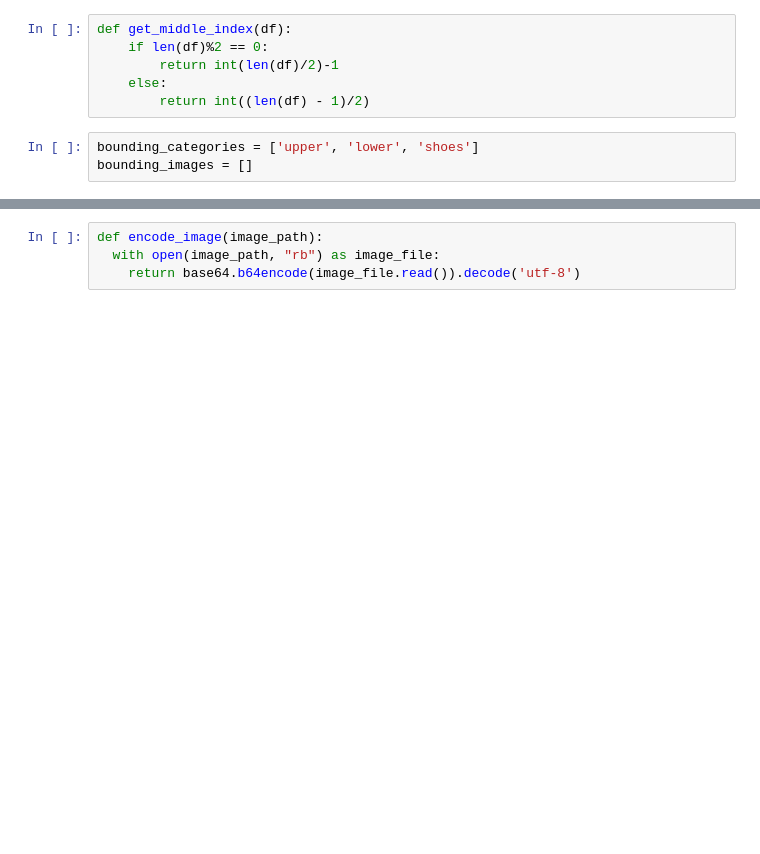
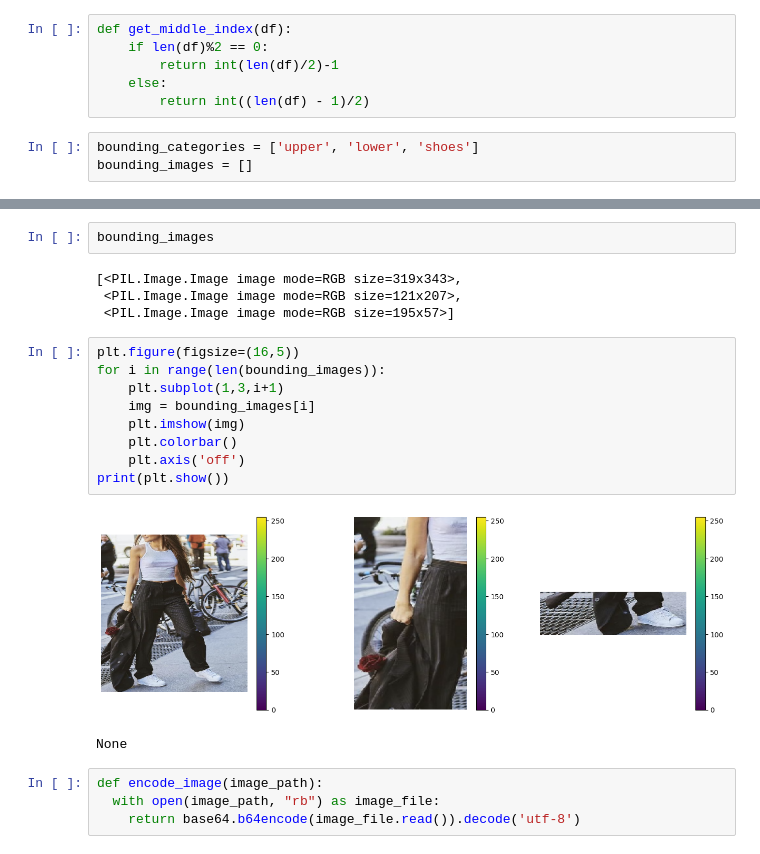
Before and after one commit to jaidevkler/Project-Clothing-Recommendation, a Jupyter notebook: model_application.ipynb, the cells around one changed output, grey strips where cells are left out. Saved outputs shown, nothing was run; the diff lists cells and outputs as text; blank space fills up the shorter version.

```diff
--- a/model_application.ipynb
+++ b/model_application.ipynb
@@ -232,3 +297,21 @@ else:
+# %%
+bounding_images
+# %% [output]
+[<PIL.Image.Image image mode=RGB size=319x343>,
+ <PIL.Image.Image image mode=RGB size=121x207>,
+ <PIL.Image.Image image mode=RGB size=195x57>]
+# %%
+plt.figure(figsize=(16,5))
+for i in range(len(bounding_images)):
+    plt.subplot(1,3,i+1)
+    img = bounding_images[i]
+    plt.imshow(img)
+    plt.colorbar()
+    plt.axis('off')
+print(plt.show())
+# %% [output]
+[figure, added]
+None
 # %%
 def encode_image(image_path):
   with open(image_path, "rb") as image_file:
```
Also changed, not shown: parts of 19 cells of this notebook, 15 other files.
